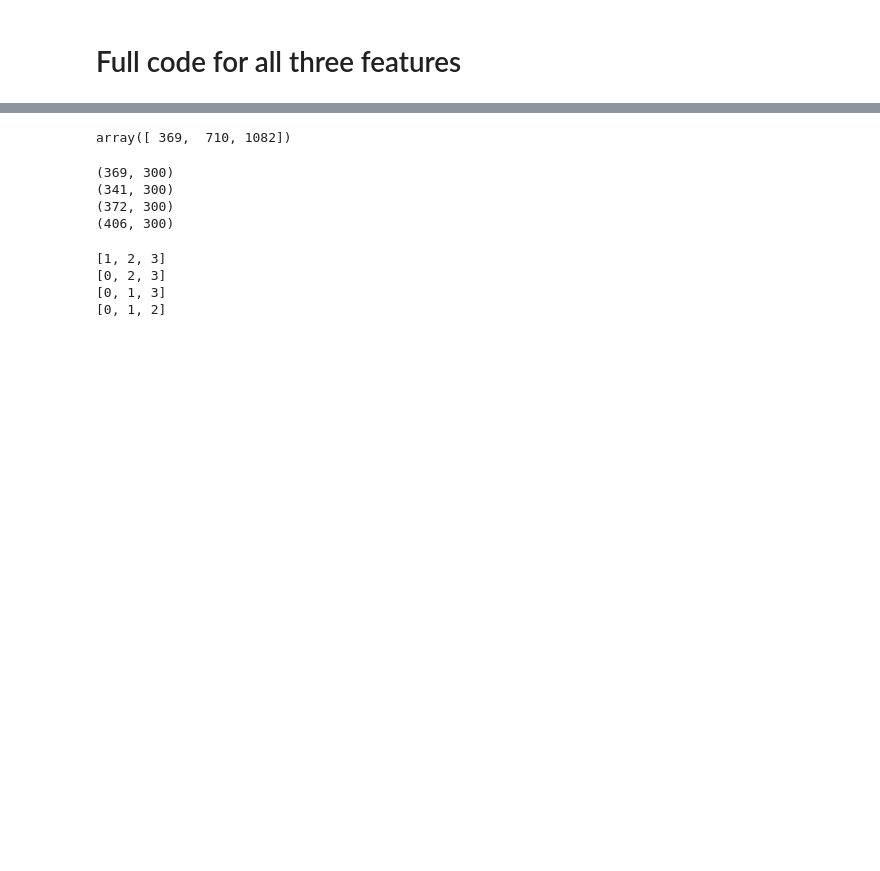
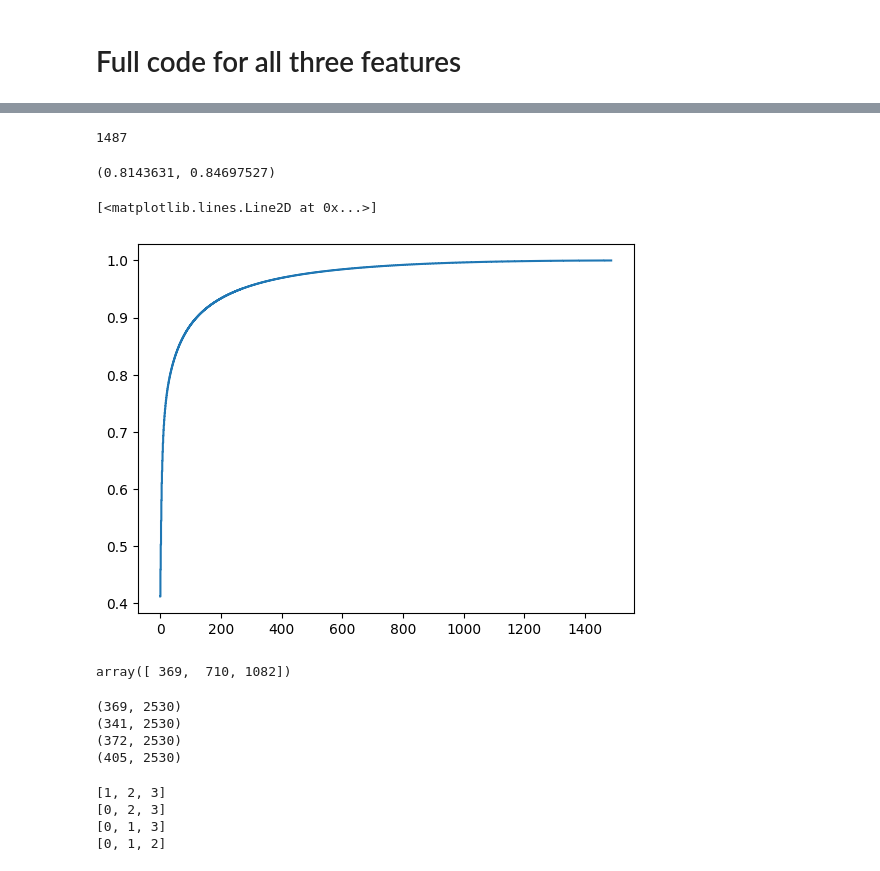
Before and after one commit to jungheejung/life-encoding, a Jupyter notebook: scripts/himalaya/plot_PCA.ipynb, the cells around one changed output, grey strips where cells are left out. Cells and saved outputs as stored; diff of their text form; code cells hidden in the pictures; blank space fills up the shorter version.

Commit message:
DOC: plot components

```diff
--- a/scripts/himalaya/plot_PCA.ipynb
+++ b/scripts/himalaya/plot_PCA.ipynb
@@ -74,12 +74,13 @@ data_dir = '/Volumes/life_data'
 model_dir = os.path.join(data_dir, 'w2v_feature')
 
 pcts = [.90, .95, .99]
-for f in ['bg', 'actions', 'agents']:
+for f in ['bg', 'actions', 'agents', 'moten']:
     model_f = f'visual_{f}.npy'
     model = np.load(os.path.join(model_dir, model_f))
     pca = PCA()
     pca.fit(model)
     print("-- feature:", f)
+    print(f"40 PC: {np.cumsum(pca.explained_variance_ratio_)[39]}, 60 PC: {np.cumsum(pca.explained_variance_ratio_)[59]}")
     for pct in pcts:
         vaf = np.sum(np.cumsum(pca.explained_variance_ratio_ ) <pct) + 1
         print(pct, vaf)
@@ -99,3 +108,16 @@ for f in ['bg', 'actions', 'agents']:
+# %%
+len(np.cumsum(pca.explained_variance_ratio_))
+# %% [output]
+1487
+# %%
+np.cumsum(pca.explained_variance_ratio_)[39], np.cumsum(pca.explained_variance_ratio_)[59]
+# %% [output]
+(0.8143631, 0.84697527)
+# %%
+plt.step(range(0,len(pca.explained_variance_ratio_)), np.cumsum(pca.explained_variance_ratio_), where='mid',label='Cumulative explained variance')
+# %% [output]
+[<matplotlib.lines.Line2D at 0x...>]
+[figure, added]
 # %%
 model_durs = {1: 369, 2: 341, 3: 372, 4: 406}
 model_splits = np.cumsum(list(model_durs.values()))[:-1]
@@ -108,10 +130,10 @@ array([ 369,  710, 1082])
 for i in model_runs:
     print(i.shape)
 # %% [output]
-(369, 300)
-(341, 300)
-(372, 300)
-(406, 300)
+(369, 2530)
+(341, 2530)
+(372, 2530)
+(405, 2530)
 # %%
 for testrun in np.arange(4):
     trainruns = [r for r in np.arange(4) if r != testrun]
```
Also changed, not shown: parts of 2 cells of this notebook.
